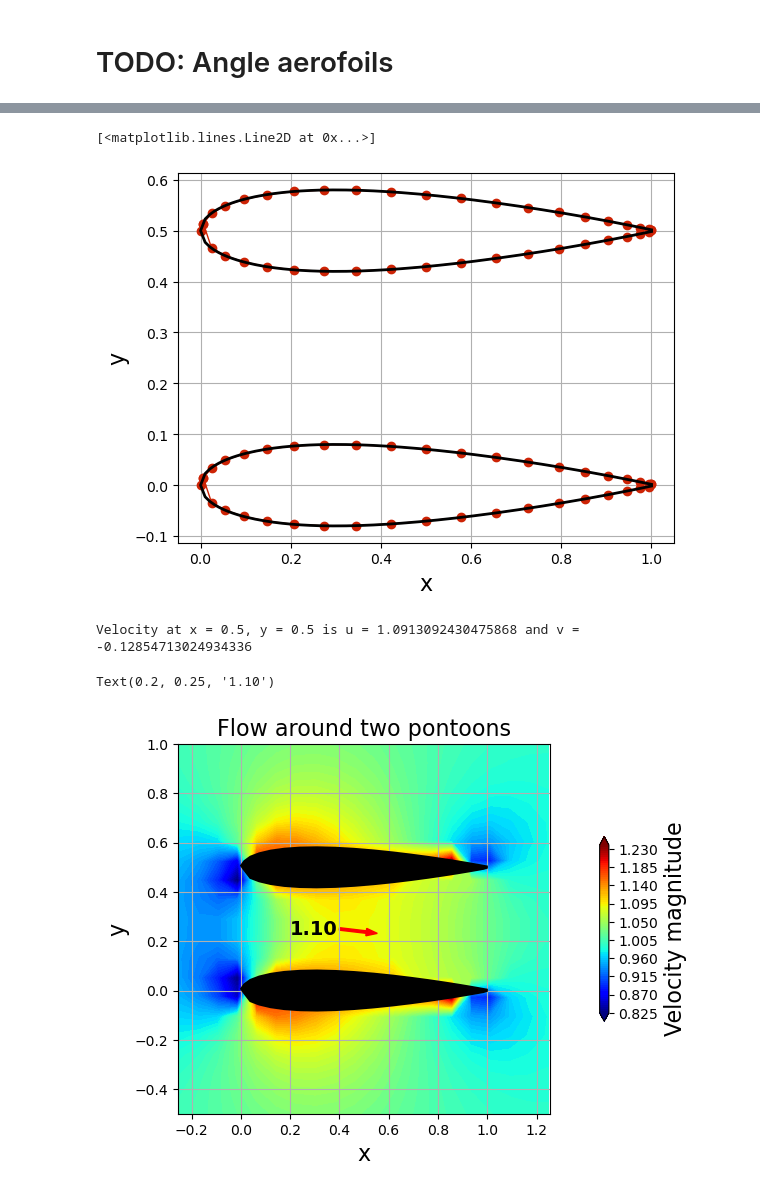
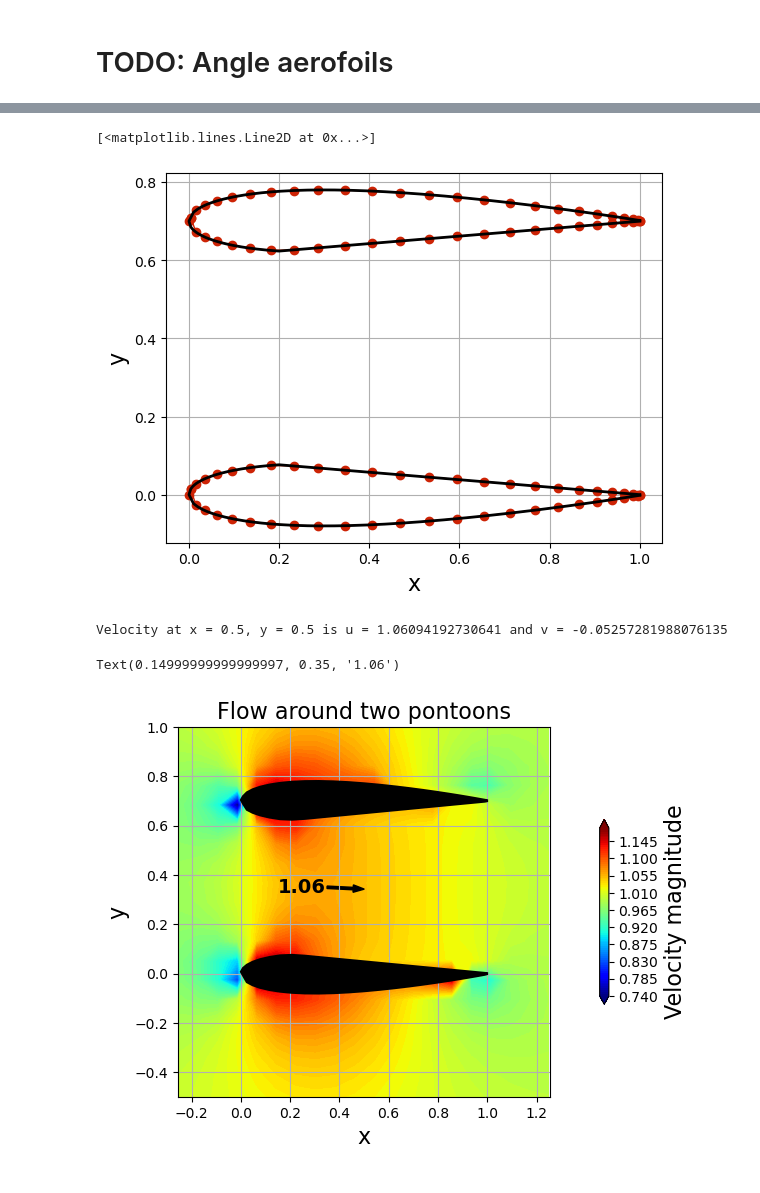
Before and after one commit to pilipb/DP5-code, a Jupyter notebook: testing_foil.ipynb, the cells around one changed output, grey strips where cells are left out. Drawn from its saved outputs; the diff is of its cells as text; code cells hidden in the pictures.

```diff
--- a/testing_foil.ipynb
+++ b/testing_foil.ipynb
@@ -4,19 +4,19 @@
 from aerofoil import *
 from matplotlib import pyplot as plt
 
-turbine_width = 0.5
+turbine_width = 0.7
 foil_width = 0.16
 t_c = 0.2
 alphas = [0,0]
 
-# x,y = custom_foil(foil_width, t_c,alpha=0, side='right')
-# x2,y2 = custom_foil(foil_width, t_c,alpha=0, side='left')
-# y2 = y2 + turbine_width
+x,y = custom_foil(foil_width, t_c,alpha=alphas[0], side='left')
+x2,y2 = custom_foil(foil_width, t_c,alpha=alphas[1], side='right')
+y2 = y2 + turbine_width
 
 # Create a NACA 0012 aerofoil
-x,y = naca_foil(foil_width, alpha=alphas[0])
-x2,y2 = naca_foil(foil_width, alpha=alphas[1])
-y2 = y2 + turbine_width
+# x,y = naca_foil(foil_width, alpha=alphas[0])
+# x2,y2 = naca_foil(foil_width, alpha=alphas[1])
+# y2 = y2 + turbine_width
 
 # x,y = naca_one_side(foil_width,side='left', alpha=alphas[0])
 # x2,y2 = naca_one_side(foil_width,side='right', alpha = alphas[1])
@@ -41,7 +41,7 @@ coords = [[x,y],[x2,y2]]
 # coords = [[x,y]]
 # discretise the aerofoil into panels
 for i,aerofoil in enumerate(coords):
-    aerofoils[i] = define_panels(aerofoil[0],aerofoil[1],N=40, alpha=alphas[i])
+    aerofoils[i] = define_panels(aerofoil[0],aerofoil[1],N=50, alpha=0)
     for panel in aerofoils[i]:
         panel.rotate_panel(alphas[i])
     plt.plot(np.append([panel.xa for panel in aerofoils[i]], aerofoils[i][0].xa),
@@ -56,11 +56,11 @@ plt.plot(x, y, color='k', linestyle='-', linewidth=2)
 plt.plot(x2, y2, color='k', linestyle='-', linewidth=2)
 # %% [output]
 [<matplotlib.lines.Line2D at 0x...>]
-[figure, old version]
+[figure, new version]
 # %%
 # define the freestream conditions
 u_inf = 1.0
-alpha = -5
+alpha = 0
 freestream_1 = Freestream(u_inf, alpha)
 freestream_2 = Freestream(u_inf, -alpha)
 freestreams = [freestream_1, freestream_2]
@@ -108,35 +108,35 @@ v_tot /= 2 * u_inf
 
 for panels in aerofoils:
     plt.fill([panel.xc for panel in panels],
         [panel.yc for panel in panels],
         color='k', linestyle='solid', linewidth=2, zorder=2)
 
 # add contours of velocity
 plt.contourf(X, Y, np.sqrt(u_tot**2 + v_tot**2), extend='both', cmap='jet', levels=100)
 
 cbar = plt.colorbar(orientation='vertical', shrink=0.5, pad=0.1)
 cbar.set_label('Velocity magnitude', fontsize=16)
 
 plt.grid()
 plt.title('Flow around two pontoons', fontsize=16)
 plt.xlim(x_start, x_end)
 plt.ylim(y_start, y_end)
 plt.xlabel('x', fontsize=16)
 plt.ylabel('y', fontsize=16)
 
 # calculate velocity at x = 0.5, y = width/2
-x = 0.4
+x = 0.35
 y = turbine_width/2
 u,v = vel_field(panels, freestreams[0], x, y)
 print('Velocity at x = 0.5, y = 0.5 is u = {} and v = {}'.format(u,v))
 
 # put an arrow there
-plt.arrow(x, y, u/10, v/10, width=0.01, color='r')
+plt.arrow(x, y, u/10, v/10, width=0.01, color='k')
 
 # find the net velocity at this point
 vel = np.sqrt(u**2 + v**2)
 plt.text(x-0.2, y, '%.2f' %vel, fontsize=14, fontweight='bold', va='center')
 # %% [output]
-Velocity at x = 0.5, y = 0.5 is u = 1.0913092430475868 and v = -0.12854713024934336
+Velocity at x = 0.5, y = 0.5 is u = 1.06094192730641 and v = -0.05257281988076135
-Text(0.2, 0.25, '1.10')
+Text(0.14999999999999997, 0.35, '1.06')
-[figure, old version]
+[figure, new version]
```
Also changed, not shown: parts of 2 cells of this notebook, 1 other file.
